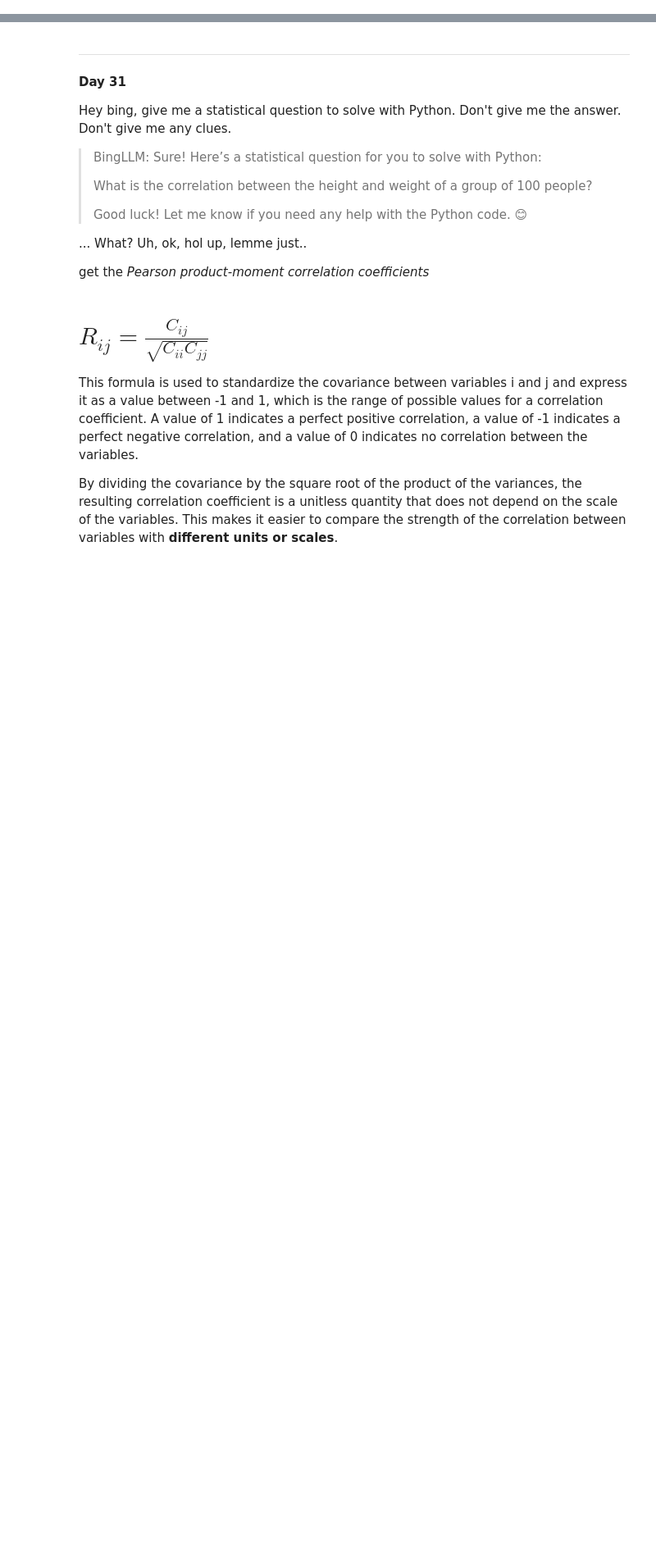
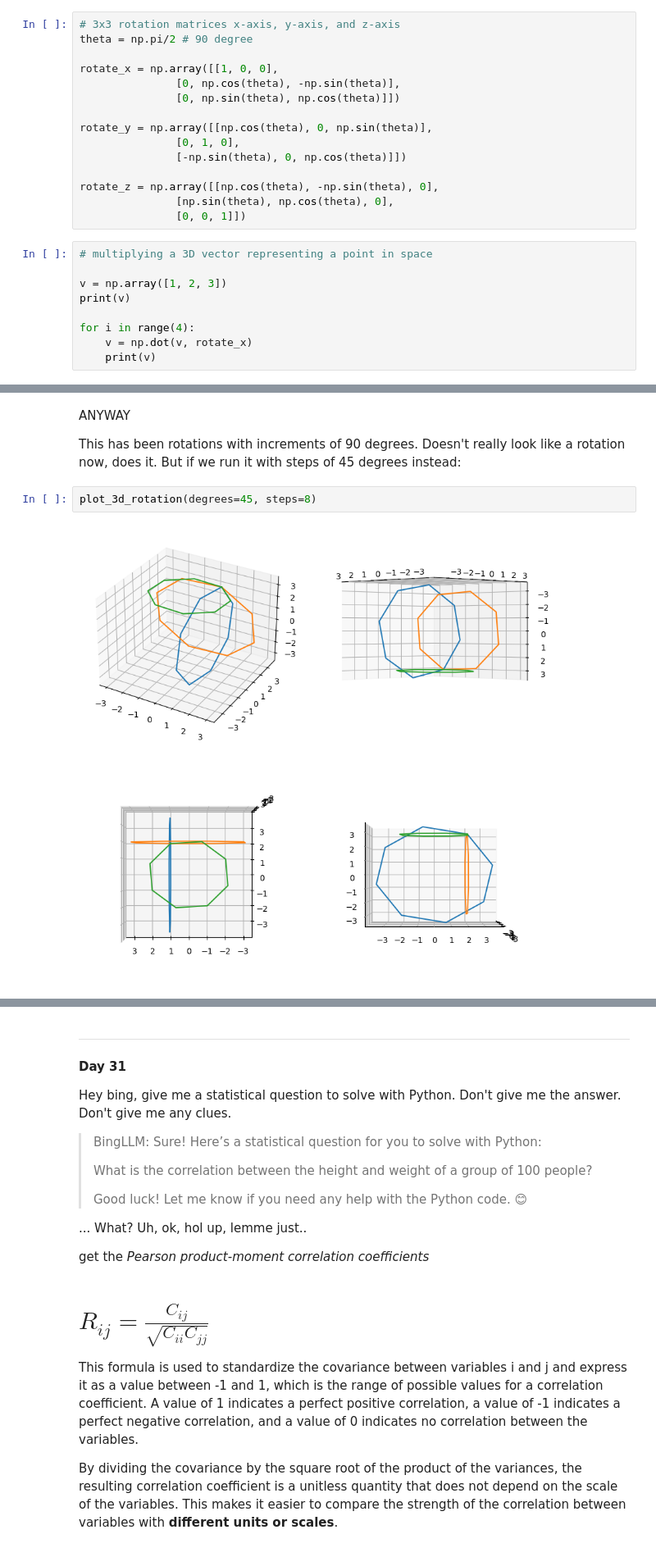
Before and after one commit to wlinds/mte, a Jupyter notebook: daily_doodle.ipynb, the cells around one changed output, grey strips where cells are left out. Shown at 82% size. Cells and saved outputs as stored; diff of their text form; blank space fills up the shorter version.

```diff
--- a/daily_doodle.ipynb
+++ b/daily_doodle.ipynb
@@ -0,0 +114,24 @@
+# %%
+# 3x3 rotation matrices x-axis, y-axis, and z-axis
+theta = np.pi/2 # 90 degree
+
+rotate_x = np.array([[1, 0, 0],
+               [0, np.cos(theta), -np.sin(theta)],
+               [0, np.sin(theta), np.cos(theta)]])
+
+rotate_y = np.array([[np.cos(theta), 0, np.sin(theta)],
+               [0, 1, 0],
+               [-np.sin(theta), 0, np.cos(theta)]])
+
+rotate_z = np.array([[np.cos(theta), -np.sin(theta), 0],
+               [np.sin(theta), np.cos(theta), 0],
+               [0, 0, 1]])
+# %%
+# multiplying a 3D vector representing a point in space
+
+v = np.array([1, 2, 3])
+print(v)
+
+for i in range(4):
+    v = np.dot(v, rotate_x)
+    print(v)
@@ -0,0 +247,8 @@
+# %% [markdown]
+ANYWAY
+
+This has been rotations with increments of 90 degrees. Doesn't really look like a rotation now, does it. But if we run it with steps of 45 degrees instead:
+# %%
+plot_3d_rotation(degrees=45, steps=8)
+# %% [output]
+[figure, added]
```
Also changed, not shown: parts of 27 cells of this notebook.
